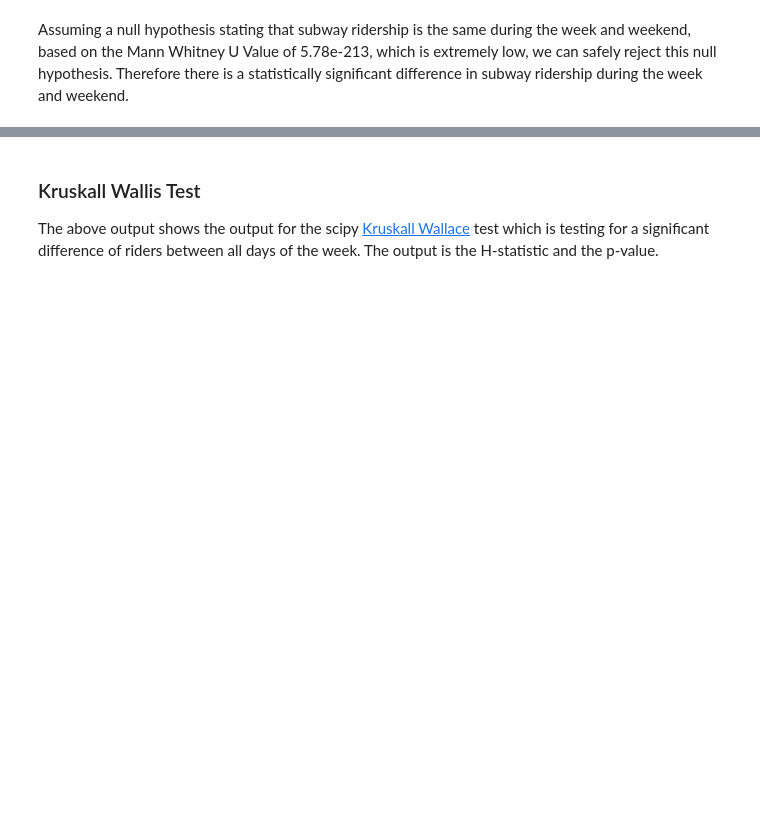
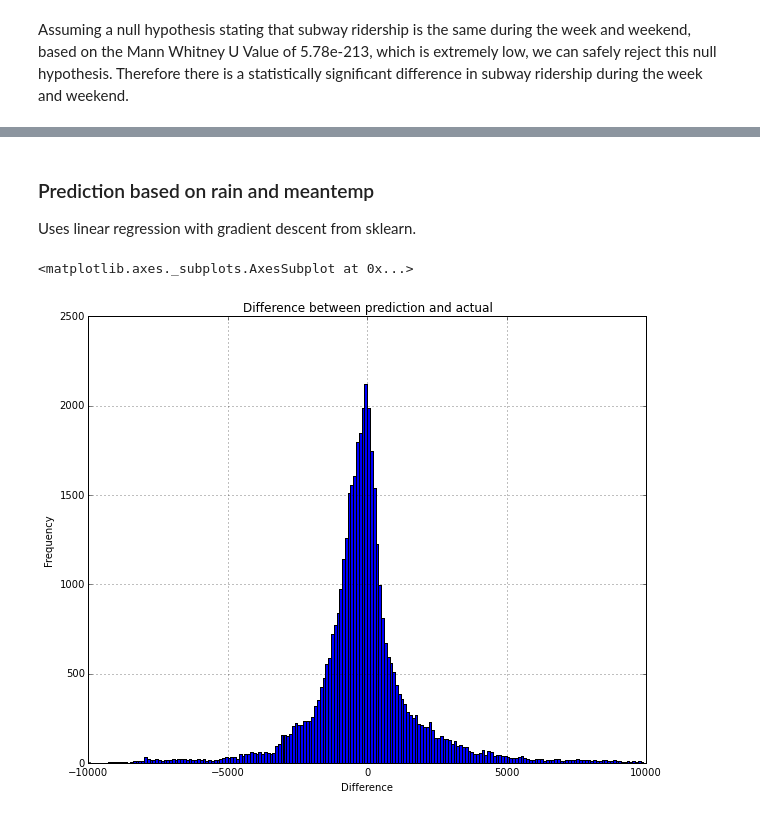
Before and after one commit to UC89/dataScienceStuff, a Jupyter notebook: project_1.ipynb, the cells around one changed output, grey strips where cells are left out. Drawn from its saved outputs; the diff is of its cells as text; code cells hidden in the pictures; blank space fills up the shorter version.

Commit message:
Added prediction function and histogram showing accuracy

```diff
--- a/project_1.ipynb
+++ b/project_1.ipynb
@@ -242,3 +265,0 @@ print kruskallwallis_days_of_week
-# %% [markdown]
-<h3>Kruskall Wallis Test</h3>
-<p> The above output shows the output for the scipy <a href='http://docs.scipy.org/doc/scipy-0.14.0/reference/generated/scipy.stats.mstats.kruskalwallis.html'>Kruskall Wallace</a> test which is testing for a significant difference of riders between all days of the week. The output is the H-statistic and the p-value.
@@ -244,0 +327,17 @@ print kruskallwallis_days_of_week
+# %%
+predictions_out = predictions(improved_dataset)
+# %% [markdown]
+<h3>Prediction based on rain and meantemp </h3>
+<p>Uses linear regression with gradient descent from sklearn.</p>
+# %%
+binLabels = []
+for x in range(-100,100):
+    binLabels.append(x*100)
+plt.figure()
+plt.title('Difference between prediction and actual')
+plt.xlabel('Difference')
+plt.ylabel('Frequency')
+(improved_dataset['ENTRIESn_hourly'] - predictions_out).hist(bins = binLabels)
+# %% [output]
+<matplotlib.axes._subplots.AxesSubplot at 0x...>
+[figure, added]
```
Also changed, not shown: parts of 11 cells of this notebook.
